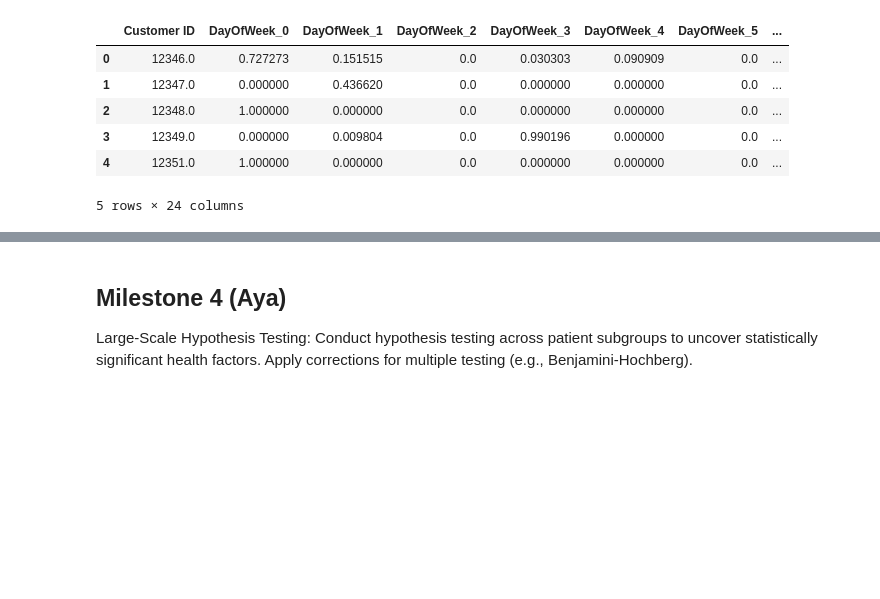
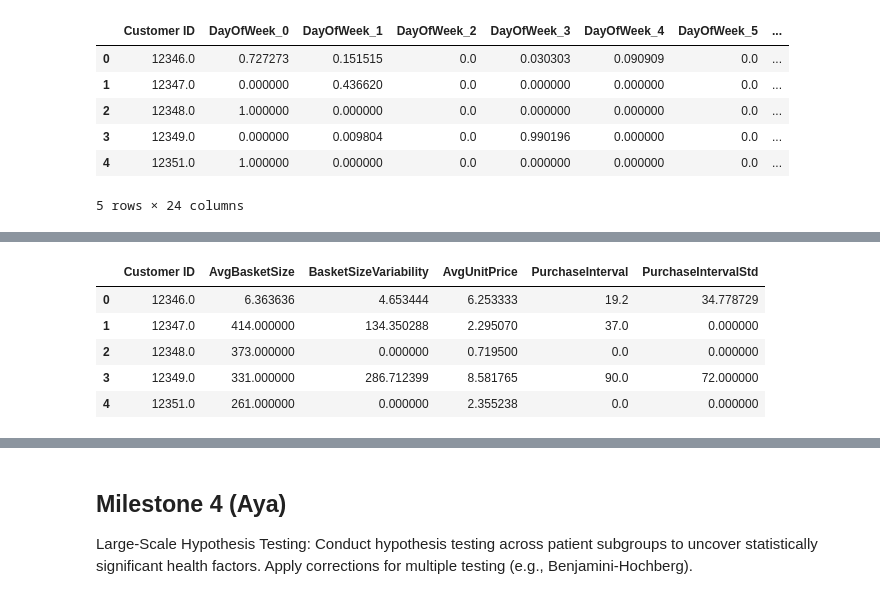
Before and after one commit to Nourshaolin/Real-Time-Retail-Analytics-and-Product-Recommender, a Jupyter notebook: RealTime_Retail_Analytics_and_Product_Recommender.ipynb, the cells around one changed output, grey strips where cells are left out. Cells and saved outputs as stored; diff of their text form; code cells hidden in the pictures; blank space fills up the shorter version.

```diff
--- a/RealTime_Retail_Analytics_and_Product_Recommender.ipynb
+++ b/RealTime_Retail_Analytics_and_Product_Recommender.ipynb
@@ -364,0 +420,75 @@ Time patterns extracted with 23 features
+# %%
+# Calculate metrics related to purchase variability and basket characteristics
+# This reveals shopping consistency and basket behaviors
+
+def calculate_purchase_variability(df):
+    """
+    Calculates metrics related to purchase patterns and basket characteristics.
+
+    Purpose:
+    - Measures consistency in shopping behavior
+    - Analyzes shopping basket composition
+    - Identifies price sensitivity
+    """
+    # Calculate average basket size (items per transaction)
+    basket_items = df.groupby(['Customer ID', 'Invoice'])['Quantity'].sum().reset_index()
+    avg_basket = basket_items.groupby('Customer ID')['Quantity'].mean().reset_index()
+    avg_basket.columns = ['Customer ID', 'AvgBasketSize']
+
+    # Calculate basket size variability
+    basket_var = basket_items.groupby('Customer ID')['Quantity'].std().reset_index()
+    basket_var.columns = ['Customer ID', 'BasketSizeVariability']
+    basket_var = basket_var.fillna(0)  # Fill NaN for customers with only one purchase
+
+    # Calculate price sensitivity (average unit price paid)
+    price_sensitivity = df.groupby('Customer ID')['Price'].mean().reset_index()
+    price_sensitivity.columns = ['Customer ID', 'AvgUnitPrice']
+
+    # Calculate purchase intervals
+    # First get the first purchase date per invoice for each customer
+    invoice_dates = df.groupby(['Customer ID', 'Invoice'])['InvoiceDate'].min().reset_index()
+    invoice_dates = invoice_dates.sort_values(['Customer ID', 'InvoiceDate'])
+
+    # Function to calculate intervals between purchases
+    def get_purchase_intervals(group):
+        if len(group) <= 1:
+            return 0, 0  # No interval for single purchase
+
+        # Calculate days between consecutive purchases
+        group = group.sort_values('InvoiceDate')
+        intervals = group['InvoiceDate'].diff().dt.days.dropna().tolist()
+
+        if not intervals:
+            return 0, 0
+
+        return np.mean(intervals), np.std(intervals) if len(intervals) > 1 else 0
+
+    # Apply the function to each customer group
+    purchase_intervals = []
+    for customer_id, group in invoice_dates.groupby('Customer ID'):
+        mean_interval, std_interval = get_purchase_intervals(group)
+        purchase_intervals.append({
+            'Customer ID': customer_id,
+            'PurchaseInterval': mean_interval,
+            'PurchaseIntervalStd': std_interval
+        })
+
+    purchase_intervals_df = pd.DataFrame(purchase_intervals)
+
+    # Combine all variability metrics
+    purchase_variability = avg_basket.merge(basket_var, on='Customer ID', how='left')\
+                                    .merge(price_sensitivity, on='Customer ID', how='left')\
+                                    .merge(purchase_intervals_df, on='Customer ID', how='left')
+
+    # Fill NaN values
+    purchase_variability = purchase_variability.fillna(0)
+
+    return purchase_variability
+
+# Calculate purchase variability metrics
+purchase_variability_features = calculate_purchase_variability(df_clean)
+
+# Display the purchase variability for a few customers
+print(f"Purchase variability features calculated")
+purchase_variability_features.head()
+# %% [output]
@@ -364,0 +496,6 @@ Time patterns extracted with 23 features
+|  | Customer ID | AvgBasketSize | BasketSizeVariability | AvgUnitPrice | PurchaseInterval | PurchaseIntervalStd |
+| 0 | 12346.0 | 6.363636 | 4.653444 | 6.253333 | 19.2 | 34.778729 |
+| 1 | 12347.0 | 414.000000 | 134.350288 | 2.295070 | 37.0 | 0.000000 |
+| 2 | 12348.0 | 373.000000 | 0.000000 | 0.719500 | 0.0 | 0.000000 |
+| 3 | 12349.0 | 331.000000 | 286.712399 | 8.581765 | 90.0 | 72.000000 |
+| 4 | 12351.0 | 261.000000 | 0.000000 | 2.355238 | 0.0 | 0.000000 |
```
Also changed, not shown: parts of 9 cells of this notebook.
